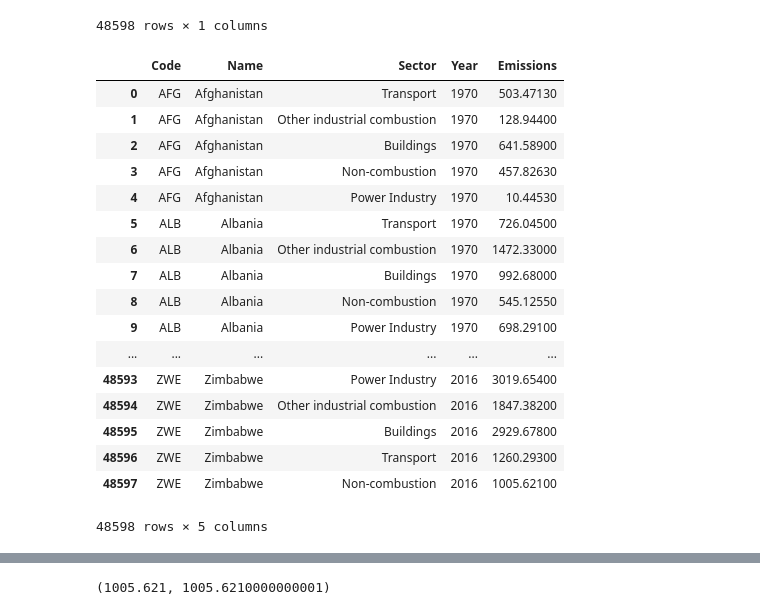
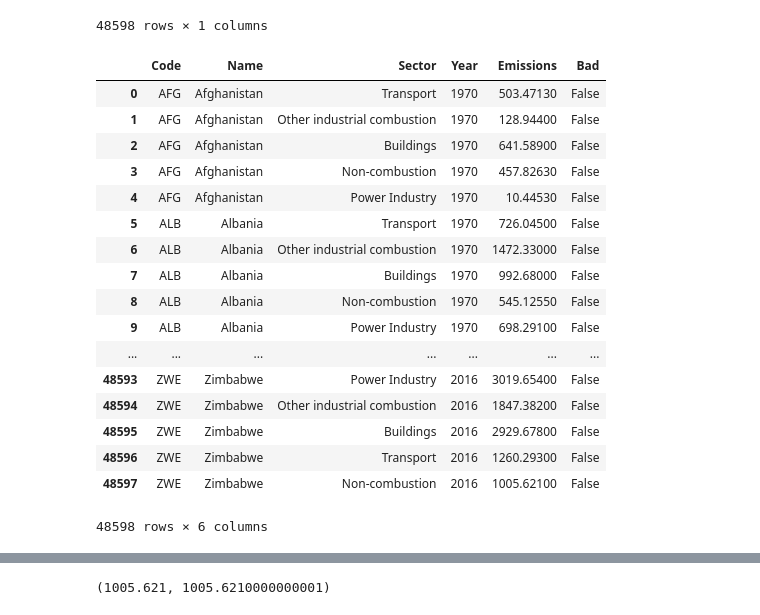
Before and after one commit to crepererum/talk-hold-my-data, a Jupyter notebook: python.ipynb, the cells around one changed output, grey strips where cells are left out. Cells and saved outputs as stored; diff of their text form; code cells hidden in the pictures.

```diff
--- a/python.ipynb
+++ b/python.ipynb
@@ -38,28 +41,29 @@ df_orig
 |  |  | Transport | 2016 | 1260.29300 |
 |  |  | Non-combustion | 2016 | 1005.62100 |
 48598 rows × 1 columns
-# %%
-df_orig = df_orig.reset_index()
-df_orig
-# %% [output]
-|  | Code | Name | Sector | Year | Emissions |
-| 0 | AFG | Afghanistan | Transport | 1970 | 503.47130 |
-| 1 | AFG | Afghanistan | Other industrial combustion | 1970 | 128.94400 |
-| 2 | AFG | Afghanistan | Buildings | 1970 | 641.58900 |
-| 3 | AFG | Afghanistan | Non-combustion | 1970 | 457.82630 |
-| 4 | AFG | Afghanistan | Power Industry | 1970 | 10.44530 |
-| 5 | ALB | Albania | Transport | 1970 | 726.04500 |
-| 6 | ALB | Albania | Other industrial combustion | 1970 | 1472.33000 |
-| 7 | ALB | Albania | Buildings | 1970 | 992.68000 |
-| 8 | ALB | Albania | Non-combustion | 1970 | 545.12550 |
-| 9 | ALB | Albania | Power Industry | 1970 | 698.29100 |
-| ... | ... | ... | ... | ... | ... |
-| 48593 | ZWE | Zimbabwe | Power Industry | 2016 | 3019.65400 |
-| 48594 | ZWE | Zimbabwe | Other industrial combustion | 2016 | 1847.38200 |
-| 48595 | ZWE | Zimbabwe | Buildings | 2016 | 2929.67800 |
-| 48596 | ZWE | Zimbabwe | Transport | 2016 | 1260.29300 |
-| 48597 | ZWE | Zimbabwe | Non-combustion | 2016 | 1005.62100 |
-48598 rows × 5 columns
+# %%
+df_orig = df_orig.reset_index()
+df_orig['Bad'] = df_orig['Emissions'] > df_orig.groupby(['Year', 'Sector'])['Emissions'].transform('mean')
+df_orig
+# %% [output]
+|  | Code | Name | Sector | Year | Emissions | Bad |
+| 0 | AFG | Afghanistan | Transport | 1970 | 503.47130 | False |
+| 1 | AFG | Afghanistan | Other industrial combustion | 1970 | 128.94400 | False |
+| 2 | AFG | Afghanistan | Buildings | 1970 | 641.58900 | False |
+| 3 | AFG | Afghanistan | Non-combustion | 1970 | 457.82630 | False |
+| 4 | AFG | Afghanistan | Power Industry | 1970 | 10.44530 | False |
+| 5 | ALB | Albania | Transport | 1970 | 726.04500 | False |
+| 6 | ALB | Albania | Other industrial combustion | 1970 | 1472.33000 | False |
+| 7 | ALB | Albania | Buildings | 1970 | 992.68000 | False |
+| 8 | ALB | Albania | Non-combustion | 1970 | 545.12550 | False |
+| 9 | ALB | Albania | Power Industry | 1970 | 698.29100 | False |
+| ... | ... | ... | ... | ... | ... | ... |
+| 48593 | ZWE | Zimbabwe | Power Industry | 2016 | 3019.65400 | False |
+| 48594 | ZWE | Zimbabwe | Other industrial combustion | 2016 | 1847.38200 | False |
+| 48595 | ZWE | Zimbabwe | Buildings | 2016 | 2929.67800 | False |
+| 48596 | ZWE | Zimbabwe | Transport | 2016 | 1260.29300 | False |
+| 48597 | ZWE | Zimbabwe | Non-combustion | 2016 | 1005.62100 | False |
+48598 rows × 6 columns
 # %%
 f"{df_orig.memory_usage(index=False, deep=True).sum() / 1024.**2:.2f}MB"
 # %% [output]
```
Also changed, not shown: parts of 21 cells of this notebook, 5 other files.
